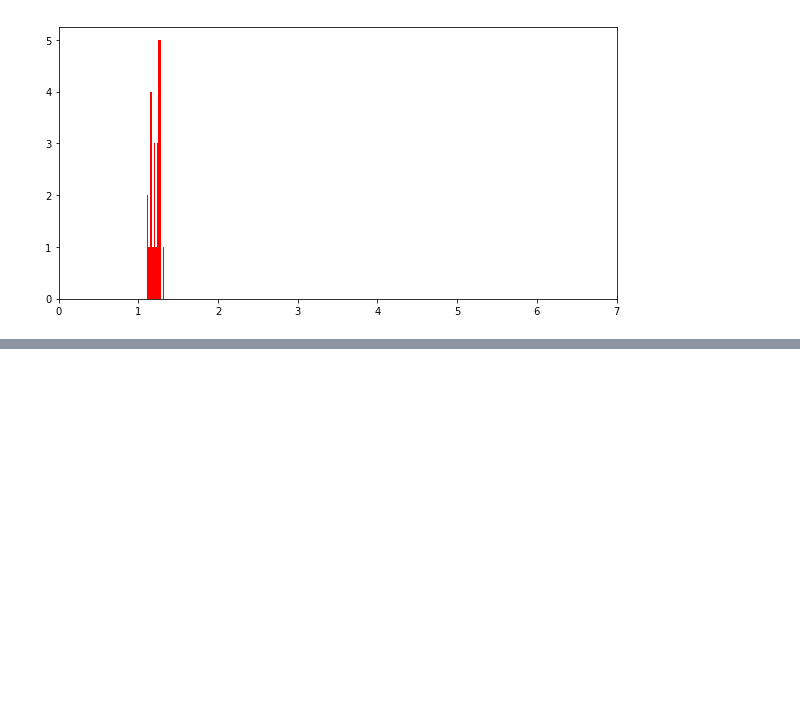
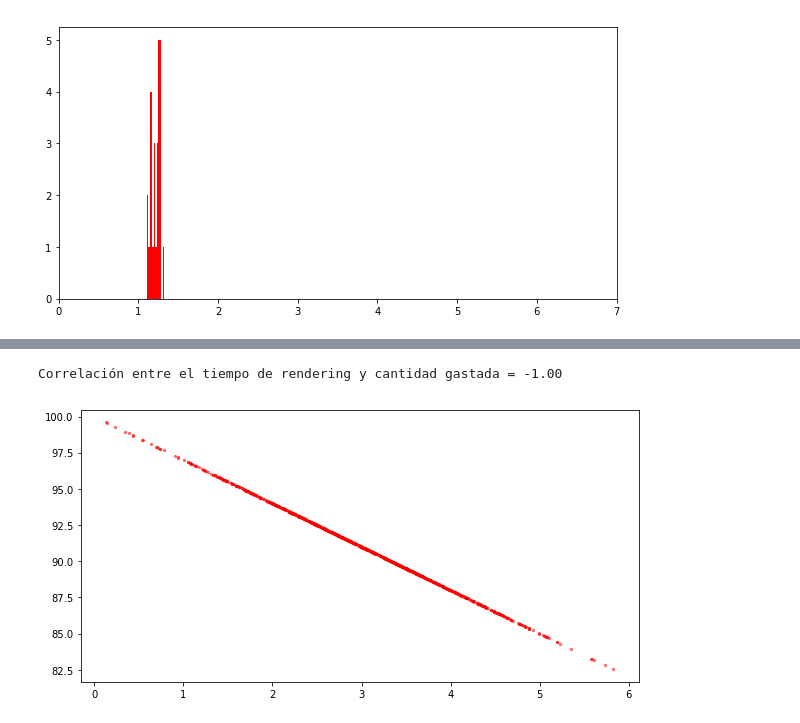
Before and after one commit to Puertarra/Estadisticas-101, a Jupyter notebook: Estadisticas-101-master/07-Estadistica-101.ipynb, the cells around one changed output, grey strips where cells are left out. Cells and saved outputs as stored; diff of their text form; code cells hidden in the pictures; blank space fills up the shorter version.

```diff
--- a/Estadisticas-101-master/07-Estadistica-101.ipynb
+++ b/Estadisticas-101-master/07-Estadistica-101.ipynb
@@ -438,0 +528,9 @@ plt.show()
+# %%
+cantidadComprada2 = 100 - tiempoRender * 3
+plt.figure(figsize=(10,5))
+plt.scatter(tiempoRender, cantidadComprada2, alpha=0.5, s=5, color='r')
+print('Correlación entre el tiempo de rendering y cantidad gastada = {:4.2f}'.
+      format(correlacion (tiempoRender, cantidadComprada2)))
+# %% [output]
+Correlación entre el tiempo de rendering y cantidad gastada = -1.00
+[figure, added]
```
Also changed, not shown: parts of 11 cells of this notebook, 1 other file.
